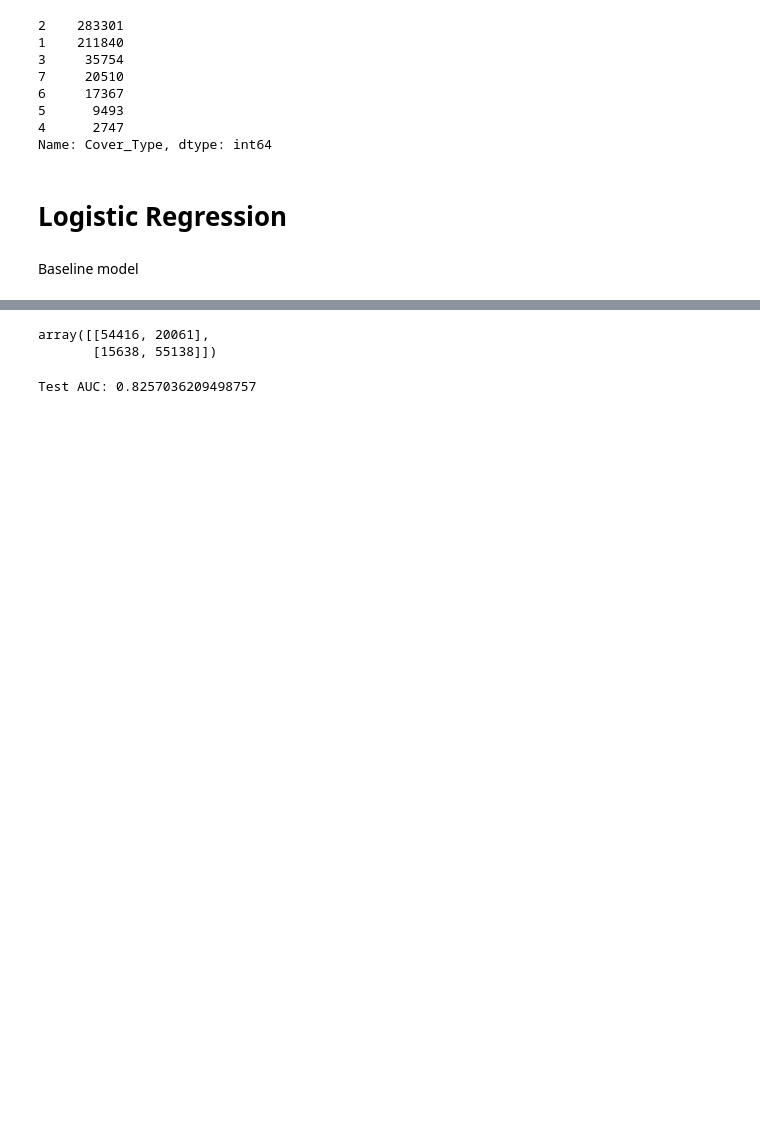
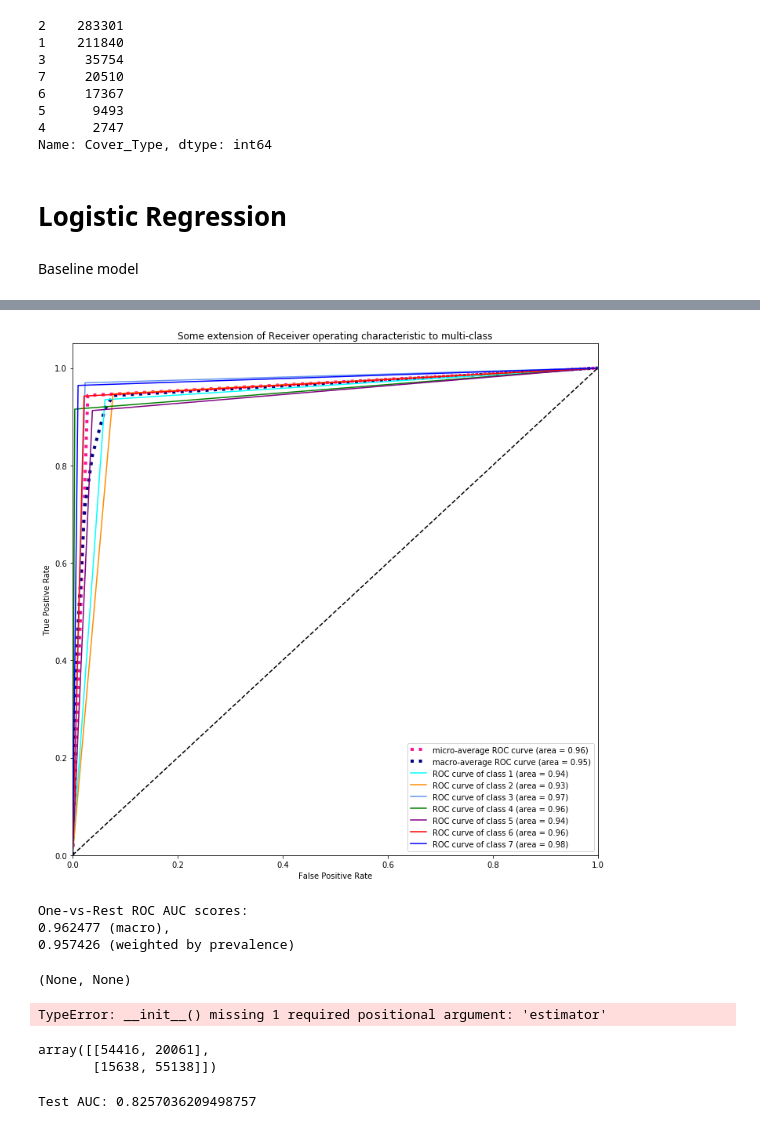
Before and after one commit to Greg-S-12/Tree-Cover-Classification-Project, a Jupyter notebook: ForestTrees-greg.ipynb, the cells around one changed output, grey strips where cells are left out. Saved outputs shown, nothing was run; the diff lists cells and outputs as text; code cells hidden in the pictures; blank space fills up the shorter version.

```diff
--- a/ForestTrees-greg.ipynb
+++ b/ForestTrees-greg.ipynb
@@ -195,3 +130,18 @@ One-vs-Rest ROC AUC scores:
+# %%
+model2  = DecisionTreeClassifier(criterion='gini', max_depth=23,class_weight='balanced' )
+# %%
+fc.multiclass_classifier_decision_tree(X,y,model2,list_of_classes)
+# %% [output]
+[figure, added]
+One-vs-Rest ROC AUC scores:
+0.962477 (macro),
+0.957426 (weighted by prevalence)
+(None, None)
+# %%
+classifier = OneVsRestClassifier()
+y_score = classifier.fit(X_train, y_train).predict(X_test)
+# %% [output]
+TypeError: __init__() missing 1 required positional argument: 'estimator'
 # %%
 logreg = LogisticRegression(fit_intercept=False, C=1e12,class_weight='balanced', solver='liblinear')
 
```
Also changed, not shown: parts of 7 cells of this notebook, 2 other files.
